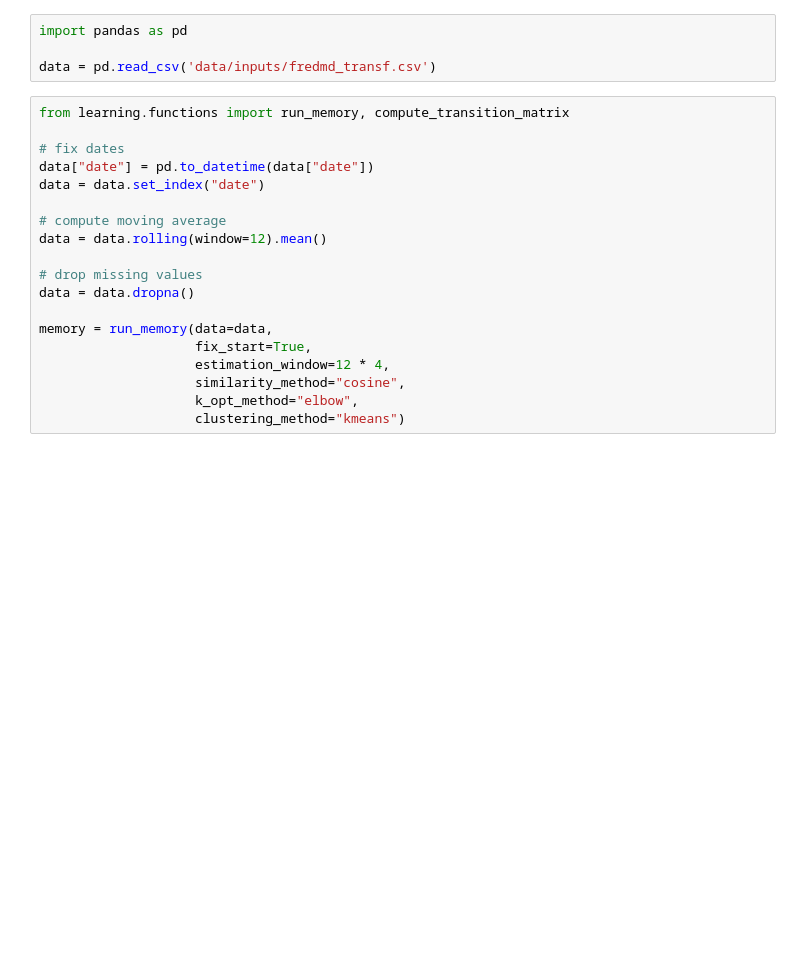
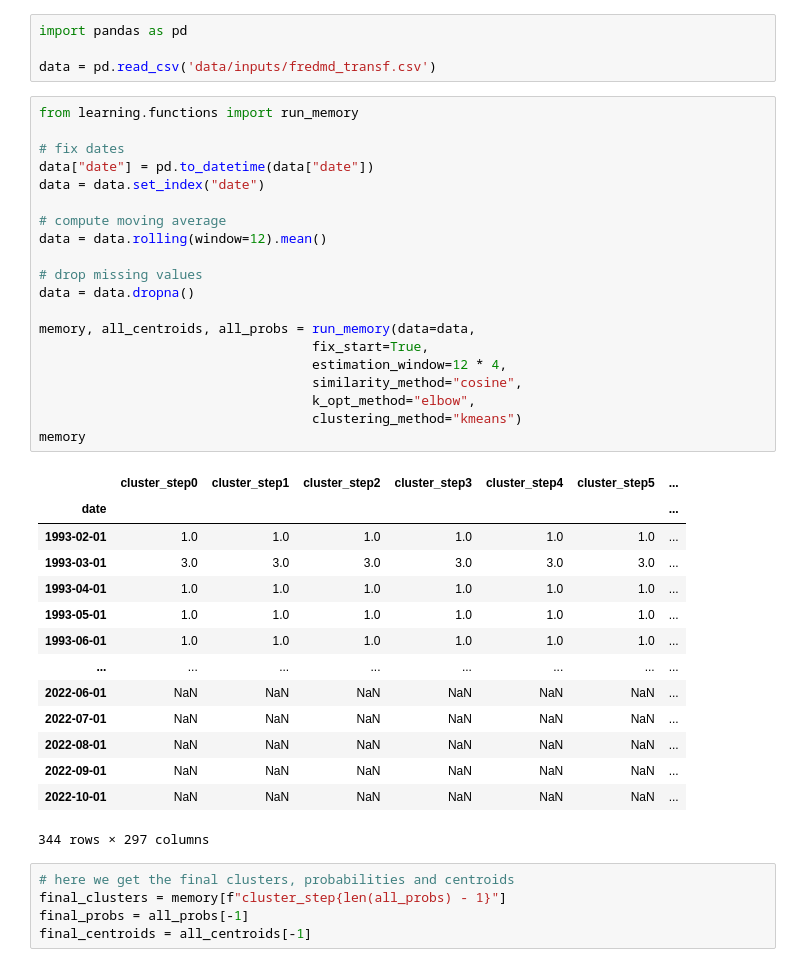
Before and after one commit to dcuoliveira/meta-learning-fin, a Jupyter notebook: src/memory_notebook.ipynb, the cells around one changed output. Cells and saved outputs as stored; diff of their text form; blank space fills up the shorter version.

```diff
--- a/src/memory_notebook.ipynb
+++ b/src/memory_notebook.ipynb
@@ -3,21 +3,42 @@ import pandas as pd
 
 data = pd.read_csv('data/inputs/fredmd_transf.csv')
 # %%
-from learning.functions import run_memory, compute_transition_matrix
+from learning.functions import run_memory
 
 # fix dates
 data["date"] = pd.to_datetime(data["date"])
 data = data.set_index("date")
 
 # compute moving average
 data = data.rolling(window=12).mean()
 
 # drop missing values
 data = data.dropna()
 
-memory = run_memory(data=data,
-                    fix_start=True,
-                    estimation_window=12 * 4,
-                    similarity_method="cosine",
-                    k_opt_method="elbow",
-                    clustering_method="kmeans")
+memory, all_centroids, all_probs = run_memory(data=data,
+                                   fix_start=True,
+                                   estimation_window=12 * 4,
+                                   similarity_method="cosine",
+                                   k_opt_method="elbow",
+                                   clustering_method="kmeans")
+memory
+# %% [output]
+|  | cluster_step0 | cluster_step1 | cluster_step2 | cluster_step3 | cluster_step4 | cluster_step5 | ... |
+| date |  |  |  |  |  |  | ... |
+| 1993-02-01 | 1.0 | 1.0 | 1.0 | 1.0 | 1.0 | 1.0 | ... |
+| 1993-03-01 | 3.0 | 3.0 | 3.0 | 3.0 | 3.0 | 3.0 | ... |
+| 1993-04-01 | 1.0 | 1.0 | 1.0 | 1.0 | 1.0 | 1.0 | ... |
+| 1993-05-01 | 1.0 | 1.0 | 1.0 | 1.0 | 1.0 | 1.0 | ... |
+| 1993-06-01 | 1.0 | 1.0 | 1.0 | 1.0 | 1.0 | 1.0 | ... |
+| ... | ... | ... | ... | ... | ... | ... | ... |
+| 2022-06-01 | NaN | NaN | NaN | NaN | NaN | NaN | ... |
+| 2022-07-01 | NaN | NaN | NaN | NaN | NaN | NaN | ... |
+| 2022-08-01 | NaN | NaN | NaN | NaN | NaN | NaN | ... |
+| 2022-09-01 | NaN | NaN | NaN | NaN | NaN | NaN | ... |
+| 2022-10-01 | NaN | NaN | NaN | NaN | NaN | NaN | ... |
+344 rows × 297 columns
+# %%
+# here we get the final clusters, probabilities and centroids
+final_clusters = memory[f"cluster_step{len(all_probs) - 1}"]
+final_probs = all_probs[-1]
+final_centroids = all_centroids[-1]
```
Also changed, not shown: parts of 9 cells of this notebook, 3 other files.
